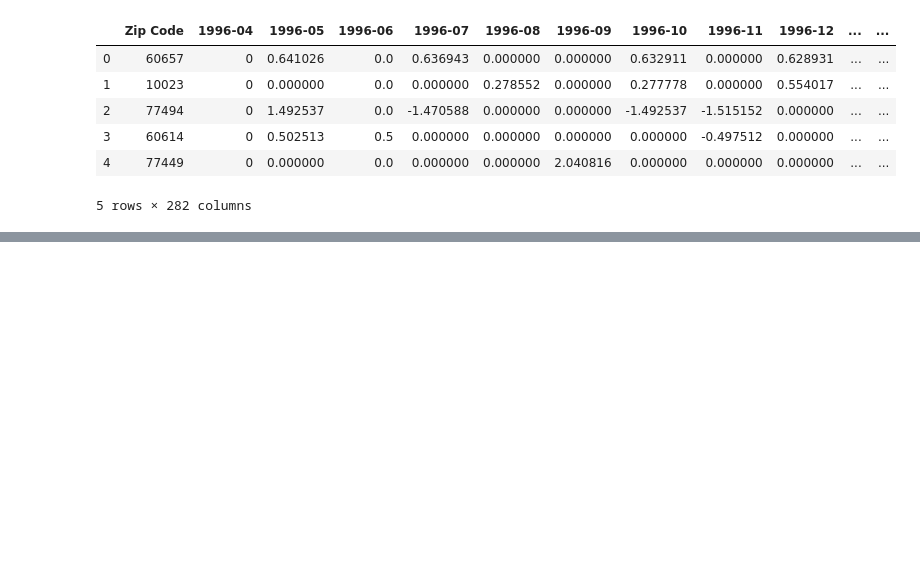
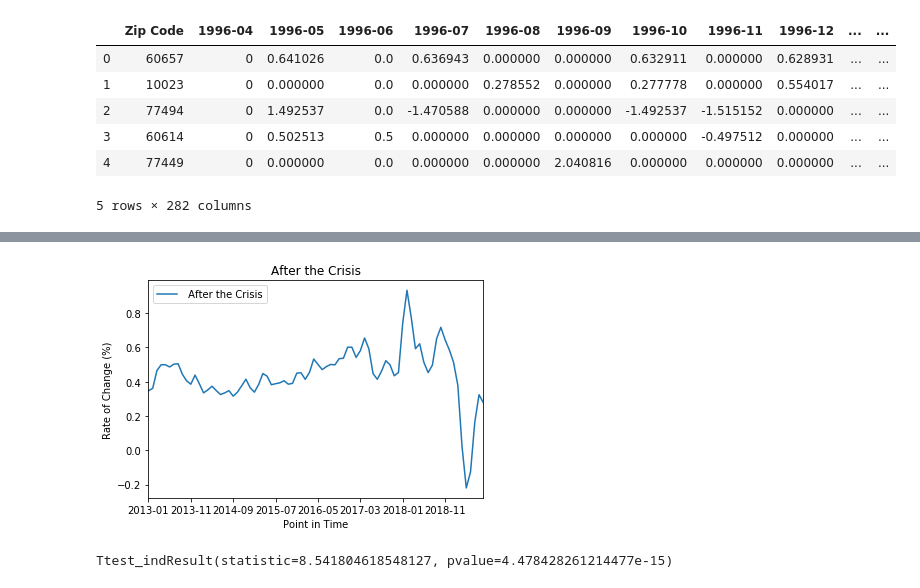
Before and after one commit to DD-44/Proj-1__Real_Estate_Mkt_Price_Analysis, a Jupyter notebook: Line Graphs/before_after.ipynb, the cells around one changed output, grey strips where cells are left out. Saved outputs shown, nothing was run; the diff lists cells and outputs as text; code cells hidden in the pictures; blank space fills up the shorter version.

```diff
--- a/Line Graphs/before_after.ipynb
+++ b/Line Graphs/before_after.ipynb
@@ -76,0 +104,18 @@ plt.show()
+# %%
+#do a third, optional plot to get a regression on the data after 2013 until present day
+after_regression = avg_df["2013-01" : "2019-08"]
+after_regression.plot(label = " After the Crisis")
+plt.legend()
+plt.title("After the Crisis")
+plt.xlabel("Point in Time")
+plt.ylabel("Rate of Change (%)")
+
+plt.savefig('After_crisis_Regression.png')
+plt.show()
+# %% [output]
+[figure, added]
+# %%
+#calculate the t-0test to get the P value for the relation between the prices before the crash and after the crash
+stats.ttest_ind(before_df, after_df, equal_var=False)
+# %% [output]
+Ttest_indResult(statistic=8.541804618548127, pvalue=4.478428261214477e-15)
```
Also changed, not shown: parts of 9 cells of this notebook, 5 other files.
